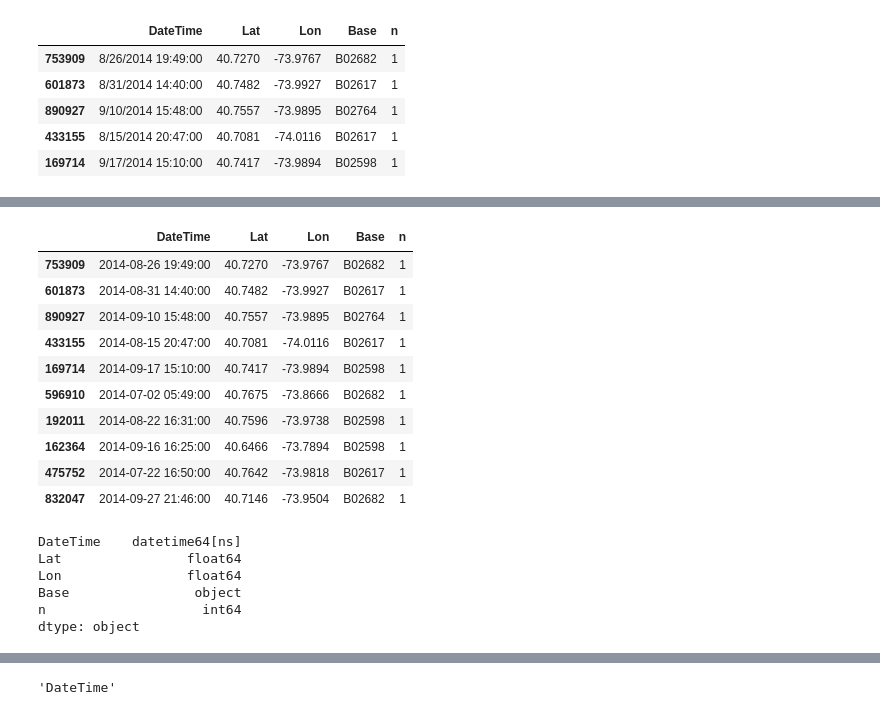
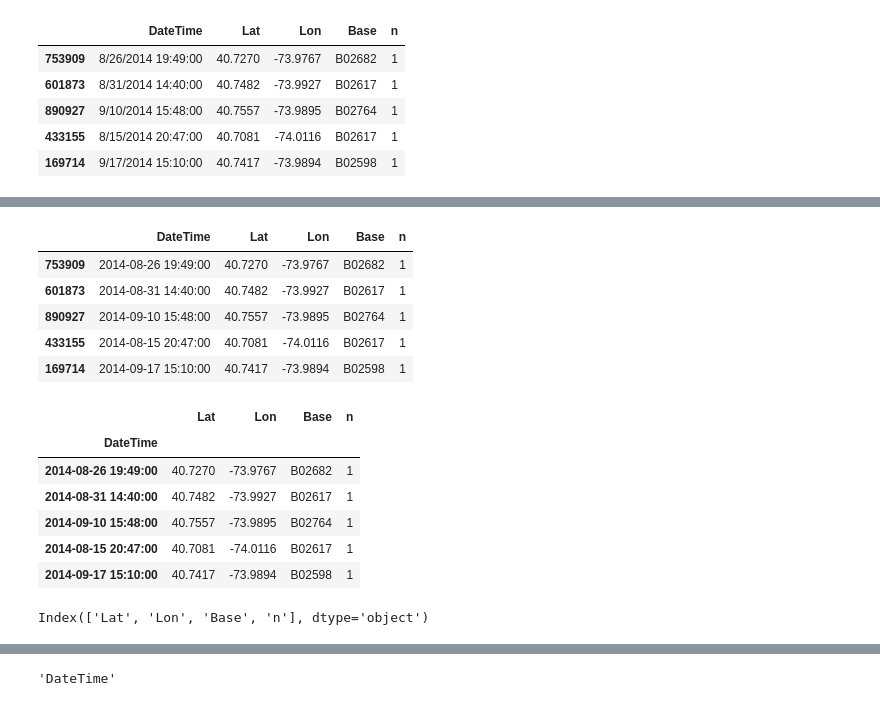
Before and after one commit to yrahan/uber, a Jupyter notebook: Uber Data Analysis Project.ipynb, the cells around one changed output, grey strips where cells are left out. Drawn from its saved outputs; the diff is of its cells as text; code cells hidden in the pictures.

```diff
--- a/Uber Data Analysis Project.ipynb
+++ b/Uber Data Analysis Project.ipynb
@@ -155,23 +167,25 @@ data_2014.DateTime = pd.to_datetime(data_2014.DateTime)
 # %%
-data_2014.head(10)
+data_2014.head(5)
 # %% [output]
 |  | DateTime | Lat | Lon | Base | n |
 | 753909 | 2014-08-26 19:49:00 | 40.7270 | -73.9767 | B02682 | 1 |
 | 601873 | 2014-08-31 14:40:00 | 40.7482 | -73.9927 | B02617 | 1 |
 | 890927 | 2014-09-10 15:48:00 | 40.7557 | -73.9895 | B02764 | 1 |
 | 433155 | 2014-08-15 20:47:00 | 40.7081 | -74.0116 | B02617 | 1 |
 | 169714 | 2014-09-17 15:10:00 | 40.7417 | -73.9894 | B02598 | 1 |
-| 596910 | 2014-07-02 05:49:00 | 40.7675 | -73.8666 | B02682 | 1 |
-| 192011 | 2014-08-22 16:31:00 | 40.7596 | -73.9738 | B02598 | 1 |
-| 162364 | 2014-09-16 16:25:00 | 40.6466 | -73.7894 | B02598 | 1 |
-| 475752 | 2014-07-22 16:50:00 | 40.7642 | -73.9818 | B02617 | 1 |
-| 832047 | 2014-09-27 21:46:00 | 40.7146 | -73.9504 | B02682 | 1 |
+# %%
+# set DateTime as index
+data_2014 = data_2014.set_index('DateTime')
+data_2014.head(5)
+# %% [output]
+|  | Lat | Lon | Base | n |
+| DateTime |  |  |  |  |
+| 2014-08-26 19:49:00 | 40.7270 | -73.9767 | B02682 | 1 |
+| 2014-08-31 14:40:00 | 40.7482 | -73.9927 | B02617 | 1 |
+| 2014-09-10 15:48:00 | 40.7557 | -73.9895 | B02764 | 1 |
+| 2014-08-15 20:47:00 | 40.7081 | -74.0116 | B02617 | 1 |
+| 2014-09-17 15:10:00 | 40.7417 | -73.9894 | B02598 | 1 |
 # %%
-data_2014.dtypes
+data_2014.columns
 # %% [output]
-DateTime    datetime64[ns]
-Lat                float64
-Lon                float64
-Base                object
-n                    int64
-dtype: object
+Index(['Lat', 'Lon', 'Base', 'n'], dtype='object')
```
Also changed, not shown: parts of 32 cells of this notebook.
